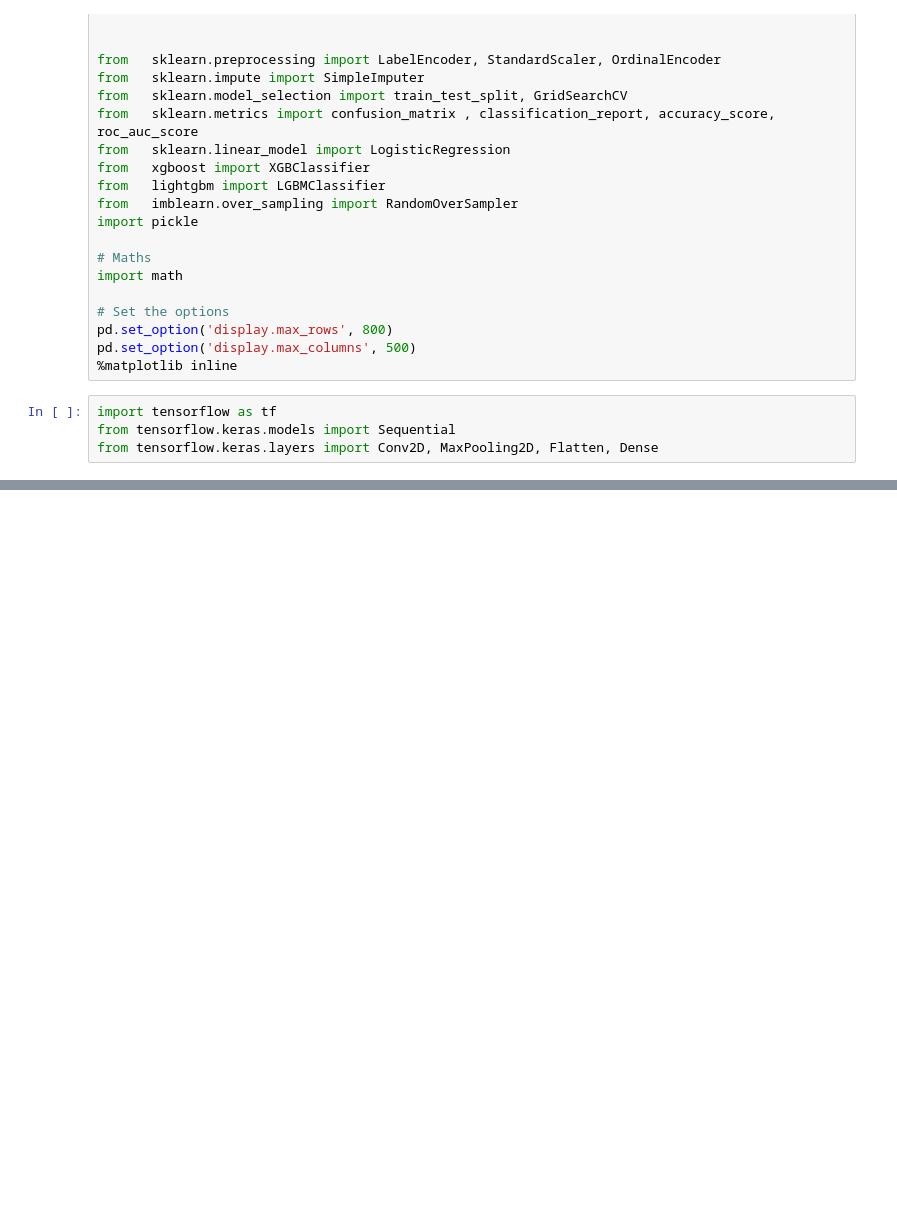
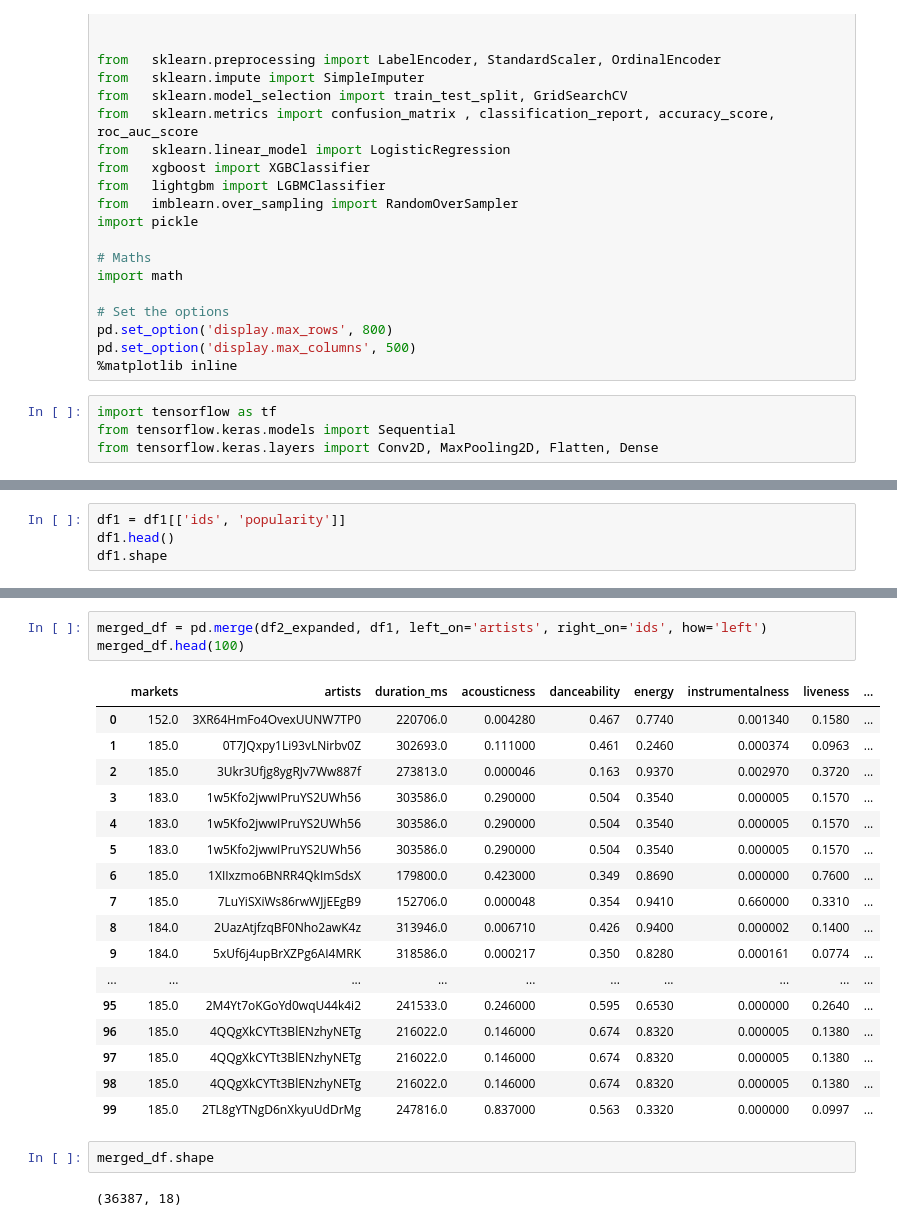
Before and after one commit to samthe030201/Nissan-Elective-Microproject, a Jupyter notebook: Micro Project.ipynb, the cells around one changed output, grey strips where cells are left out. Drawn from its saved outputs; the diff is of its cells as text; blank space fills up the shorter version.

```diff
--- a/Micro Project.ipynb
+++ b/Micro Project.ipynb
@@ -51,3 +51,7 @@ df1.head()
 | 2 | 2024-04-01 | 09HhJFJqYmvCCwQwj47Ci4 | hontoni | 119199.0 | 35 | 60 | NaN | 2021 | ... |
 | 3 | 2024-04-01 | 09rAM5GlzBVG3FODKTlrRu | d'verti | 46999.0 | 29 | 42 | NaN | 2022 | ... |
 | 4 | 2024-04-01 | 0BvkDsjIUla7X0k6CSWh1I | luke bryan | 10460890.0 | 76 | 8487512 | contemporary country, country, co... | 2007 | ... |
+# %%
+df1 = df1[['ids', 'popularity']]
+df1.head()
+df1.shape
@@ -62,0 +115,25 @@ df2.head()
+# %%
+merged_df = pd.merge(df2_expanded, df1, left_on='artists', right_on='ids', how='left')
+merged_df.head(100)
+# %% [output]
+|  | markets | artists | duration_ms | acousticness | danceability | energy | instrumentalness | liveness | ... |
+| 0 | 152.0 | 3XR64HmFo4OvexUUNW7TP0 | 220706.0 | 0.004280 | 0.467 | 0.7740 | 0.001340 | 0.1580 | ... |
+| 1 | 185.0 | 0T7JQxpy1Li93vLNirbv0Z | 302693.0 | 0.111000 | 0.461 | 0.2460 | 0.000374 | 0.0963 | ... |
+| 2 | 185.0 | 3Ukr3Ufjg8ygRJv7Ww887f | 273813.0 | 0.000046 | 0.163 | 0.9370 | 0.002970 | 0.3720 | ... |
+| 3 | 183.0 | 1w5Kfo2jwwIPruYS2UWh56 | 303586.0 | 0.290000 | 0.504 | 0.3540 | 0.000005 | 0.1570 | ... |
+| 4 | 183.0 | 1w5Kfo2jwwIPruYS2UWh56 | 303586.0 | 0.290000 | 0.504 | 0.3540 | 0.000005 | 0.1570 | ... |
+| 5 | 183.0 | 1w5Kfo2jwwIPruYS2UWh56 | 303586.0 | 0.290000 | 0.504 | 0.3540 | 0.000005 | 0.1570 | ... |
+| 6 | 185.0 | 1XIIxzmo6BNRR4QkImSdsX | 179800.0 | 0.423000 | 0.349 | 0.8690 | 0.000000 | 0.7600 | ... |
+| 7 | 185.0 | 7LuYiSXiWs86rwWJjEEgB9 | 152706.0 | 0.000048 | 0.354 | 0.9410 | 0.660000 | 0.3310 | ... |
+| 8 | 184.0 | 2UazAtjfzqBF0Nho2awK4z | 313946.0 | 0.006710 | 0.426 | 0.9400 | 0.000002 | 0.1400 | ... |
+| 9 | 184.0 | 5xUf6j4upBrXZPg6AI4MRK | 318586.0 | 0.000217 | 0.350 | 0.8280 | 0.000161 | 0.0774 | ... |
+| ... | ... | ... | ... | ... | ... | ... | ... | ... | ... |
+| 95 | 185.0 | 2M4Yt7oKGoYd0wqU44k4i2 | 241533.0 | 0.246000 | 0.595 | 0.6530 | 0.000000 | 0.2640 | ... |
+| 96 | 185.0 | 4QQgXkCYTt3BlENzhyNETg | 216022.0 | 0.146000 | 0.674 | 0.8320 | 0.000005 | 0.1380 | ... |
+| 97 | 185.0 | 4QQgXkCYTt3BlENzhyNETg | 216022.0 | 0.146000 | 0.674 | 0.8320 | 0.000005 | 0.1380 | ... |
+| 98 | 185.0 | 4QQgXkCYTt3BlENzhyNETg | 216022.0 | 0.146000 | 0.674 | 0.8320 | 0.000005 | 0.1380 | ... |
+| 99 | 185.0 | 2TL8gYTNgD6nXkyuUdDrMg | 247816.0 | 0.837000 | 0.563 | 0.3320 | 0.000000 | 0.0997 | ... |
+# %%
+merged_df.shape
+# %% [output]
+(36387, 18)
```
Also changed, not shown: parts of 11 cells of this notebook, 2 other files.
